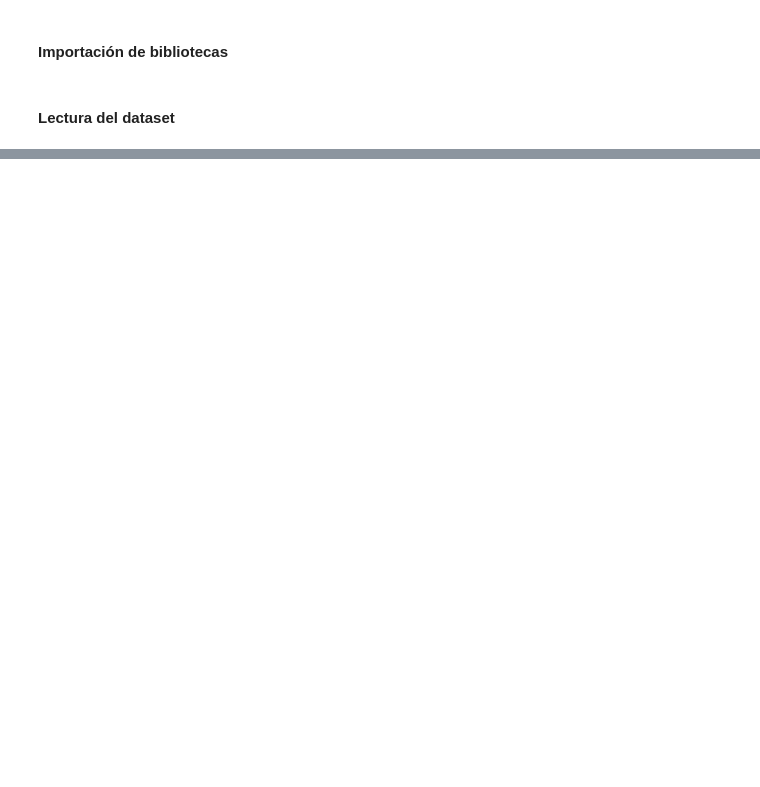
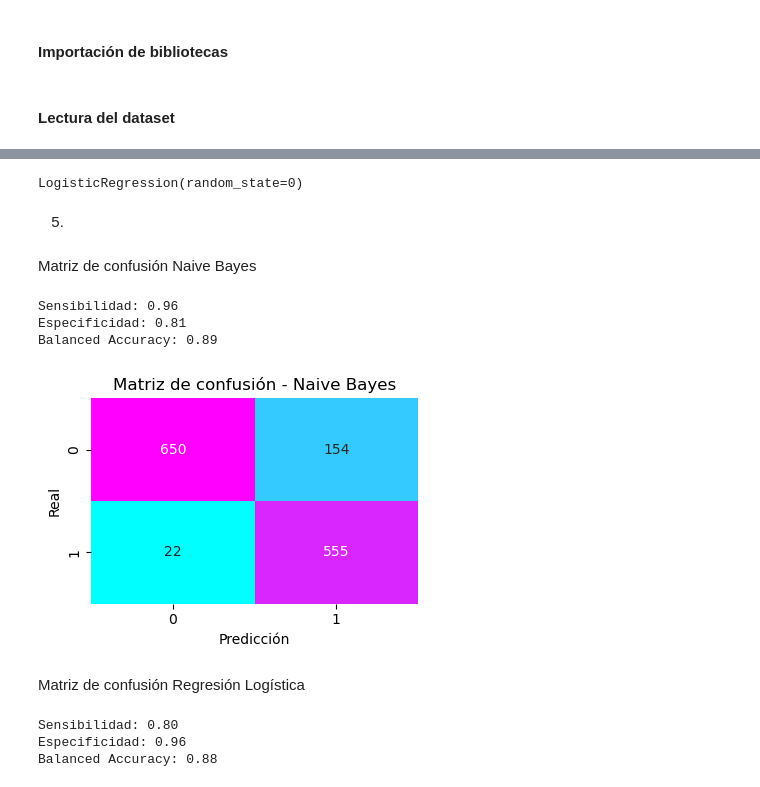
Before and after one commit to Grupo-CEIA-IIA/ceia_iia_tps, a Jupyter notebook: TP3/TP3.ipynb, the cells around one changed output, grey strips where cells are left out. Drawn from its saved outputs; the diff is of its cells as text; code cells hidden in the pictures; blank space fills up the shorter version.

```diff
--- a/TP3/TP3.ipynb
+++ b/TP3/TP3.ipynb
@@ -72,0 +136,7 @@ from sklearn.linear_model import LinearRegression, Ridge
+# %%
+# Ahora, vamos a dividir el conjunto de datos en características (X) y etiquetas (Y)
+X = df.drop(columns='spam')
+Y = df['spam']
+
+# Luego, dividimos el conjunto en datos de entrenamiento y prueba
+X_train, X_test, y_train, y_test = train_test_split(X, Y, test_size=0.3, random_state=42)
@@ -72,0 +145,3 @@ from sklearn.linear_model import LinearRegression, Ridge
+# %%
+model_nb = MultinomialNB()
+model_nb.fit(X_train, y_train)
@@ -72,0 +152,18 @@ from sklearn.linear_model import LinearRegression, Ridge
+# %%
+scaler = MinMaxScaler()
+X_train_scaled = scaler.fit_transform(X_train)
+X_test_scaled = scaler.transform(X_test)
+
+# Lo transformamos en DataFrames
+X_train_scaled = pd.DataFrame(X_train_scaled, columns=X.columns)
+X_test_scaled = pd.DataFrame(X_test_scaled, columns=X.columns)
+
+model_lg = LogisticRegression(random_state=0)
+model_lg.fit(X_train_scaled, y_train)
+# %% [output]
+LogisticRegression(random_state=0)
+# %% [markdown]
+5.
+# %%
+y_pred_nb = model_nb.predict(X_test)
+y_pred_lg = model_lg.predict(X_test_scaled)
@@ -72,0 +177,36 @@ from sklearn.linear_model import LinearRegression, Ridge
+# %% [markdown]
+Matriz de confusión Naive Bayes
+# %%
+cm_nb = confusion_matrix(y_test, y_pred_nb)
+sensitivity, specifity, balanced_accuracy = sens_spec(cm_nb)
+print(f"Sensibilidad: {sensitivity:.2f}")
+print(f"Especificidad: {specifity:.2f}")
+print(f"Balanced Accuracy: {balanced_accuracy:.2f}")
+# %% [output]
+Sensibilidad: 0.96
+Especificidad: 0.81
+Balanced Accuracy: 0.89
+# %%
+plt.figure(figsize=(4, 3))
+sns.heatmap(cm_nb, annot=True, fmt="d", cmap="cool", cbar=False)
+
+plt.xlabel("Predicción")
+plt.ylabel("Real")
+plt.title("Matriz de confusión - Naive Bayes")
+
+plt.tight_layout()
+plt.show()
+# %% [output]
+[figure, added]
+# %% [markdown]
+Matriz de confusión Regresión Logística
+# %%
+cm_rl = confusion_matrix(y_test, y_pred_lg)
+sensitivity, specifity, balanced_accuracy = sens_spec(cm_rl)
+print(f"Sensibilidad: {sensitivity:.2f}")
+print(f"Especificidad: {specifity:.2f}")
+print(f"Balanced Accuracy: {balanced_accuracy:.2f}")
+# %% [output]
+Sensibilidad: 0.80
+Especificidad: 0.96
+Balanced Accuracy: 0.88
```
Also changed, not shown: parts of 27 cells of this notebook.
